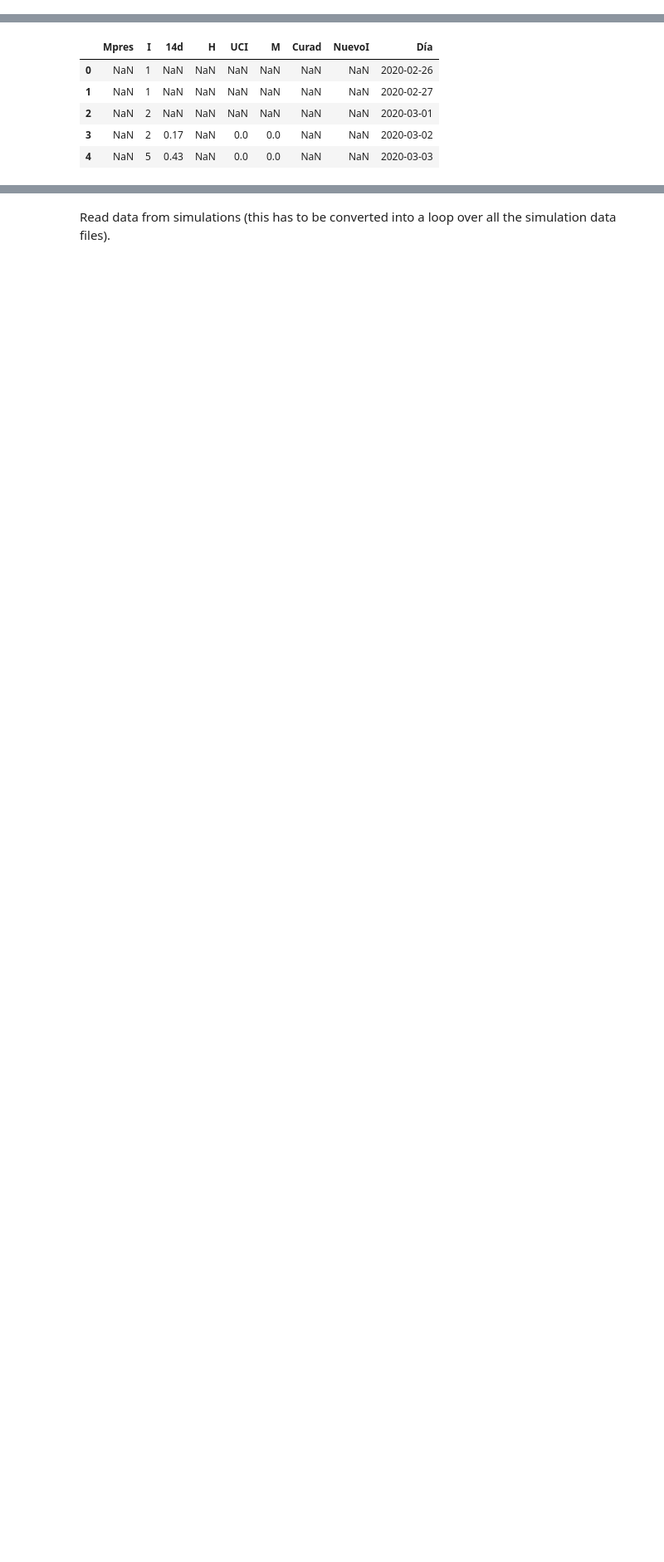
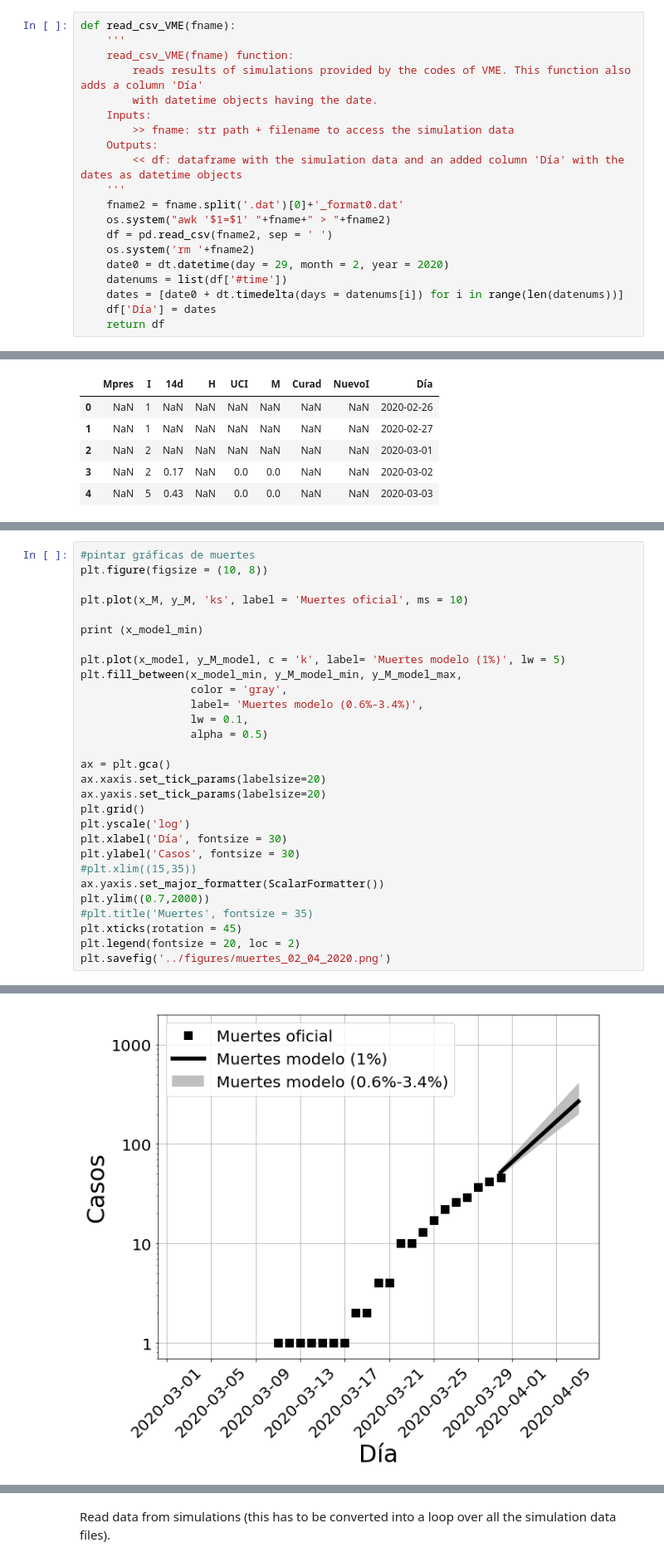
Before and after one commit to juanfernandezgracia/Balearic-epi, a Jupyter notebook: code/fitting_the_model.ipynb, the cells around one changed output, grey strips where cells are left out. Shown at 83% size. Cells and saved outputs as stored; diff of their text form; blank space fills up the shorter version.

Commit message:
updated epi data; fixed fitting procedure (cleaning is missing)

```diff
--- a/code/fitting_the_model.ipynb
+++ b/code/fitting_the_model.ipynb
@@ -46,2 +139,22 @@ import sys
+# %%
+def read_csv_VME(fname):
+    '''
+    read_csv_VME(fname) function:
+        reads results of simulations provided by the codes of VME. This function also adds a column 'Día'
+        with datetime objects having the date.
+    Inputs:
+        >> fname: str path + filename to access the simulation data
+    Outputs:
+        << df: dataframe with the simulation data and an added column 'Día' with the dates as datetime objects
+    '''
+    fname2 = fname.split('.dat')[0]+'_format0.dat'
+    os.system("awk '$1=$1' "+fname+" > "+fname2)
+    df = pd.read_csv(fname2, sep = ' ')
+    os.system('rm '+fname2)
+    date0 = dt.datetime(day = 29, month = 2, year = 2020)
+    datenums = list(df['#time'])
+    dates = [date0 + dt.timedelta(days = datenums[i]) for i in range(len(datenums))]
+    df['Día'] = dates
+    return df
 # %% [markdown]
 Read epidemic data.
@@ -202,0 +330,30 @@ plt.savefig('../figures/muertes_01_04_2020.png')
+# %%
+#pintar gráficas de muertes
+plt.figure(figsize = (10, 8))
+
+plt.plot(x_M, y_M, 'ks', label = 'Muertes oficial', ms = 10)
+
+print (x_model_min)
+
+plt.plot(x_model, y_M_model, c = 'k', label= 'Muertes modelo (1%)', lw = 5)
+plt.fill_between(x_model_min, y_M_model_min, y_M_model_max,
+                 color = 'gray',
+                 label= 'Muertes modelo (0.6%-3.4%)',
+                 lw = 0.1,
+                 alpha = 0.5)
+
+ax = plt.gca()
+ax.xaxis.set_tick_params(labelsize=20)
+ax.yaxis.set_tick_params(labelsize=20)
+plt.grid()
+plt.yscale('log')
+plt.xlabel('Día', fontsize = 30)
+plt.ylabel('Casos', fontsize = 30)
+#plt.xlim((15,35))
+ax.yaxis.set_major_formatter(ScalarFormatter())
+plt.ylim((0.7,2000))
+#plt.title('Muertes', fontsize = 35)
+plt.xticks(rotation = 45)
+plt.legend(fontsize = 20, loc = 2)
+plt.savefig('../figures/muertes_02_04_2020.png')
+# %% [output]
@@ -202,0 +361 @@ plt.savefig('../figures/muertes_01_04_2020.png')
+[figure, added]
```
Also changed, not shown: parts of 13 cells of this notebook, 3 other files.
